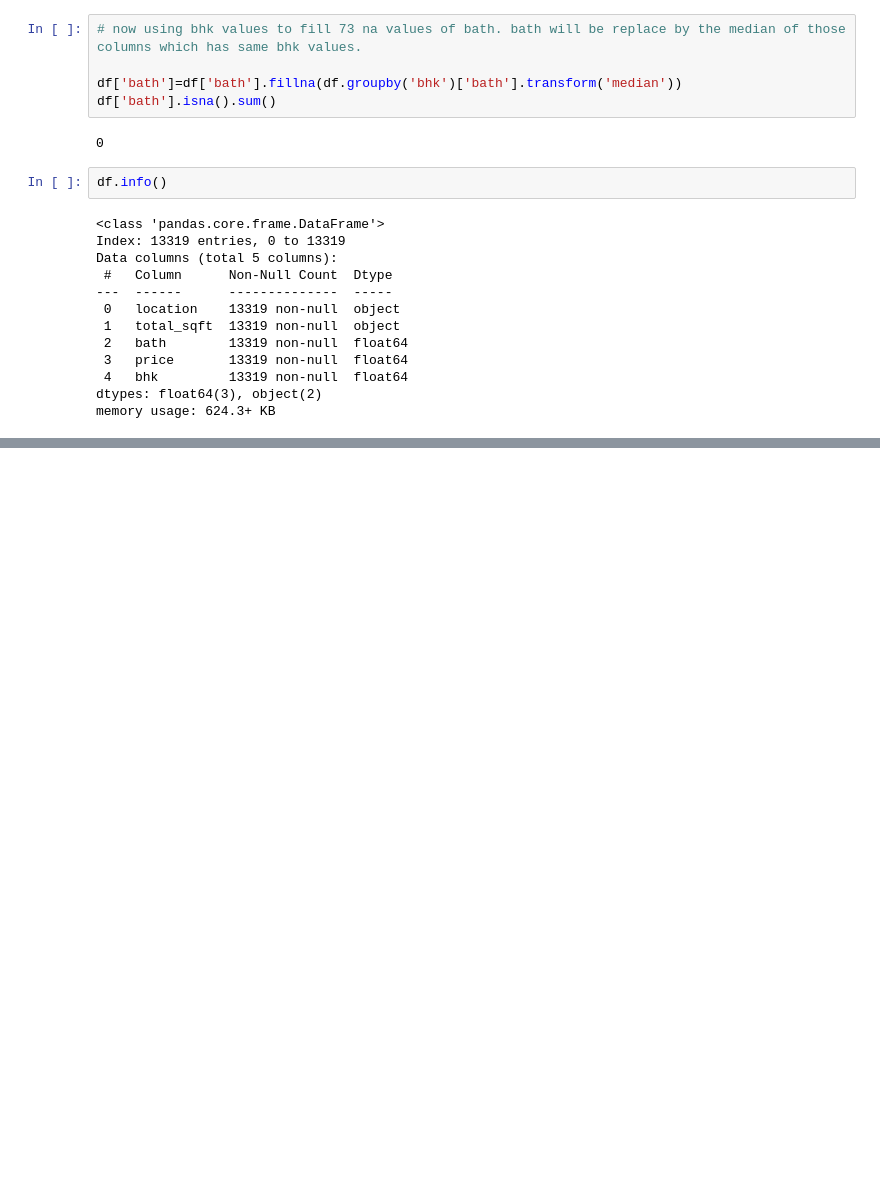
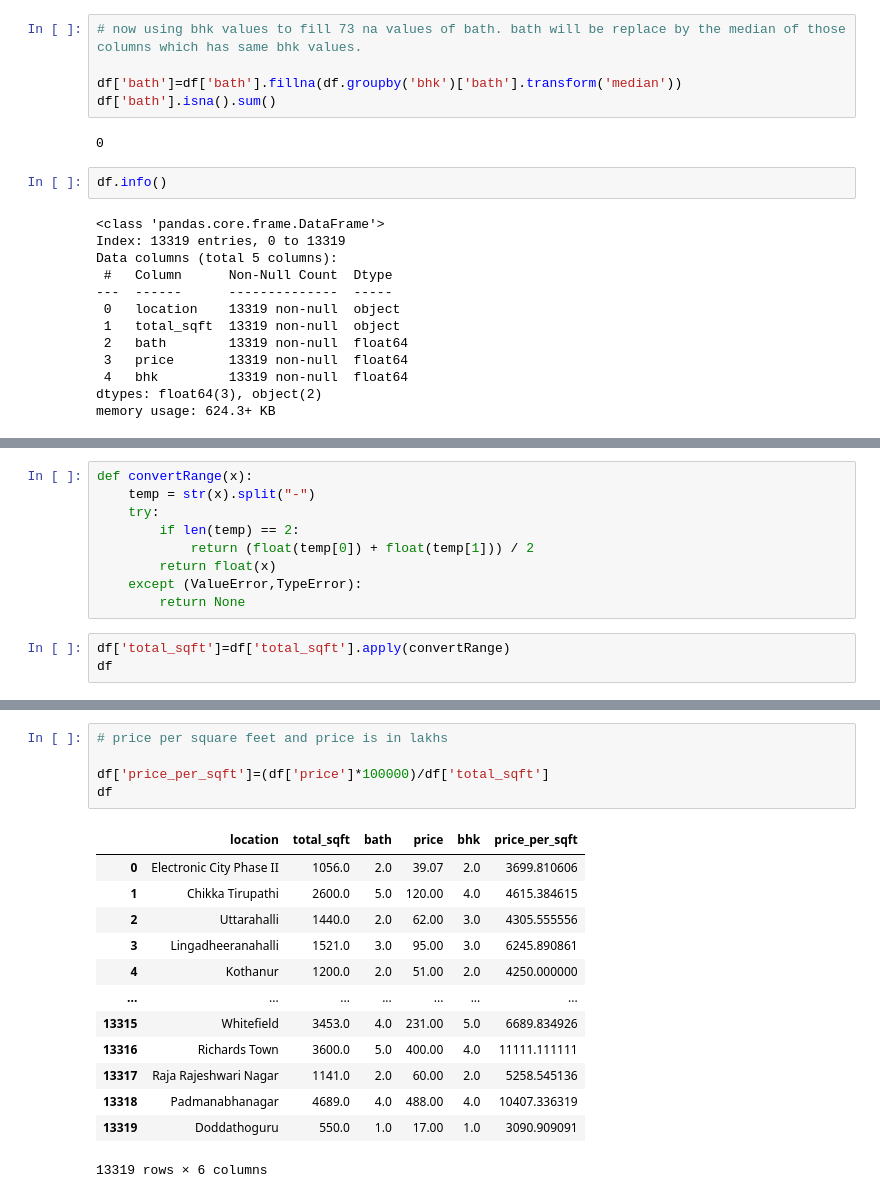
Before and after one commit to ArunAryal/BengaluruHousePricePrediction, a Jupyter notebook: HousePricePrediction.ipynb, the cells around one changed output, grey strips where cells are left out. Drawn from its saved outputs; the diff is of its cells as text; blank space fills up the shorter version.

```diff
--- a/HousePricePrediction.ipynb
+++ b/HousePricePrediction.ipynb
@@ -242,0 +257,12 @@ memory usage: 624.3+ KB
+# %%
+def convertRange(x):
+    temp = str(x).split("-")
+    try:
+        if len(temp) == 2:
+            return (float(temp[0]) + float(temp[1])) / 2
+        return float(x)
+    except (ValueError,TypeError):
+        return None
+# %%
+df['total_sqft']=df['total_sqft'].apply(convertRange)
+df
@@ -242,0 +283,19 @@ memory usage: 624.3+ KB
+# %%
+# price per square feet and price is in lakhs
+
+df['price_per_sqft']=(df['price']*100000)/df['total_sqft']
+df
+# %% [output]
+|  | location | total_sqft | bath | price | bhk | price_per_sqft |
+| 0 | Electronic City Phase II | 1056.0 | 2.0 | 39.07 | 2.0 | 3699.810606 |
+| 1 | Chikka Tirupathi | 2600.0 | 5.0 | 120.00 | 4.0 | 4615.384615 |
+| 2 | Uttarahalli | 1440.0 | 2.0 | 62.00 | 3.0 | 4305.555556 |
+| 3 | Lingadheeranahalli | 1521.0 | 3.0 | 95.00 | 3.0 | 6245.890861 |
+| 4 | Kothanur | 1200.0 | 2.0 | 51.00 | 2.0 | 4250.000000 |
+| ... | ... | ... | ... | ... | ... | ... |
+| 13315 | Whitefield | 3453.0 | 4.0 | 231.00 | 5.0 | 6689.834926 |
+| 13316 | Richards Town | 3600.0 | 5.0 | 400.00 | 4.0 | 11111.111111 |
+| 13317 | Raja Rajeshwari Nagar | 1141.0 | 2.0 | 60.00 | 2.0 | 5258.545136 |
+| 13318 | Padmanabhanagar | 4689.0 | 4.0 | 488.00 | 4.0 | 10407.336319 |
+| 13319 | Doddathoguru | 550.0 | 1.0 | 17.00 | 1.0 | 3090.909091 |
+13319 rows × 6 columns
```
Also changed, not shown: parts of 25 cells of this notebook, 2 other files.
